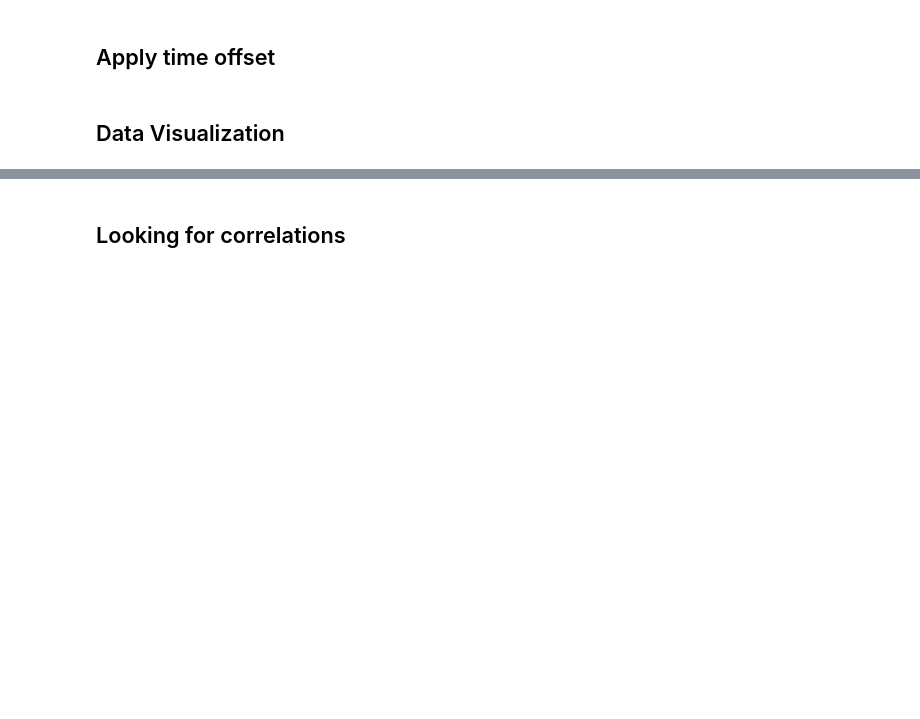
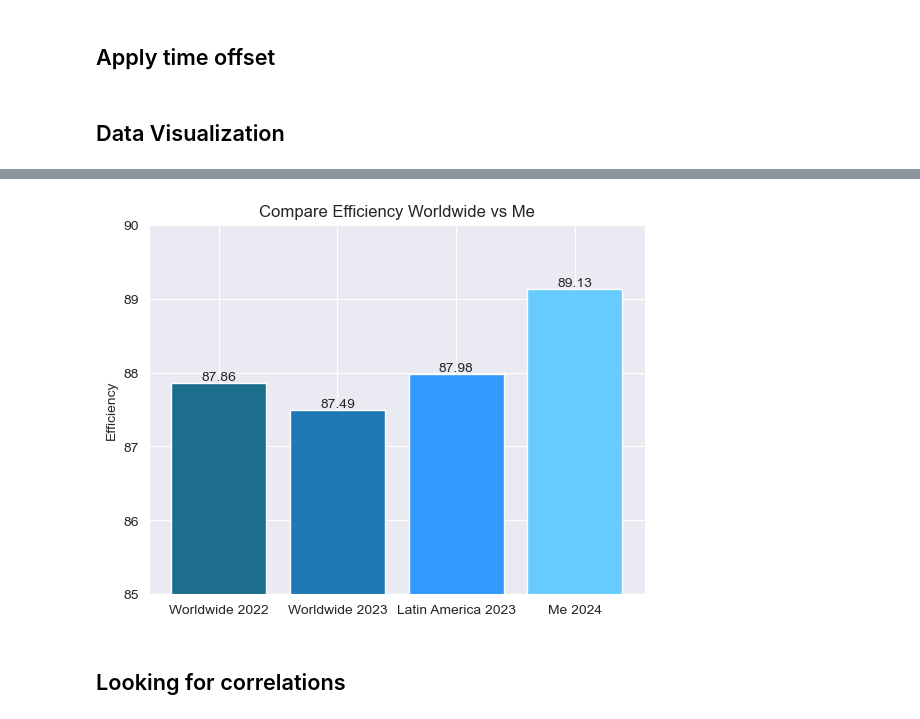
Before and after one commit to MatiasLoiseau/sleep-data-samsung-health, a Jupyter notebook: presentation_sleep_analysis.ipynb, the cells around one changed output, grey strips where cells are left out. Drawn from its saved outputs; the diff is of its cells as text; code cells hidden in the pictures; blank space fills up the shorter version.

```diff
--- a/presentation_sleep_analysis.ipynb
+++ b/presentation_sleep_analysis.ipynb
@@ -96,3 +160,33 @@ plt.show()
+# %%
+import matplotlib.pyplot as plt
+
+def convert_minutes_to_hours(minutes):
+    hours = minutes // 60
+    remaining_minutes = minutes % 60
+    return hours, remaining_minutes
+
+# Sample data
+target = ['Worldwide 2022', 'Worldwide 2023', 'Latin America 2023', 'Me 2024']
+sleep_duration = [87.86, 87.49, 87.98 ,round(df_sleep['efficiency'].mean(),2)]
+
+colors = ['#1c6e8c','#1f77b4', '#3399ff', '#66ccff']
+
+# Create bar plot
+fig, ax = plt.subplots()
+bar_container = ax.bar(target, sleep_duration,color=colors)
+ax.set(ylabel='Efficiency', title='Compare Efficiency Worldwide vs Me', ylim=(85, 90))
+
+# Label bars with hours and minutes
+def format_minutes(minutes):
+    hours, remaining_minutes = convert_minutes_to_hours(minutes)
+    return f'{remaining_minutes}m'
+
+ax.bar_label(bar_container, labels=[x for x in sleep_duration])
+
+# Show plot
+plt.show()
+# %% [output]
+[figure, added]
 # %% [markdown]
 ## Looking for correlations
 # %%
```
Also changed, not shown: parts of 21 cells of this notebook, 5 other files.
